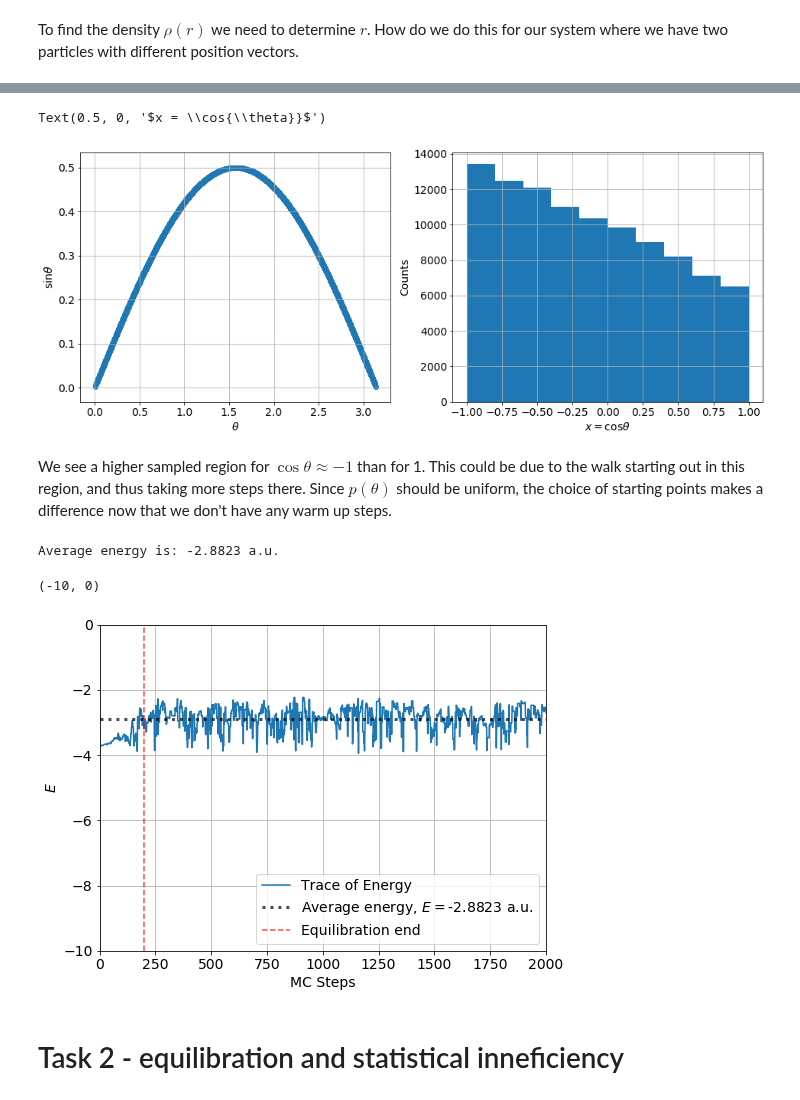
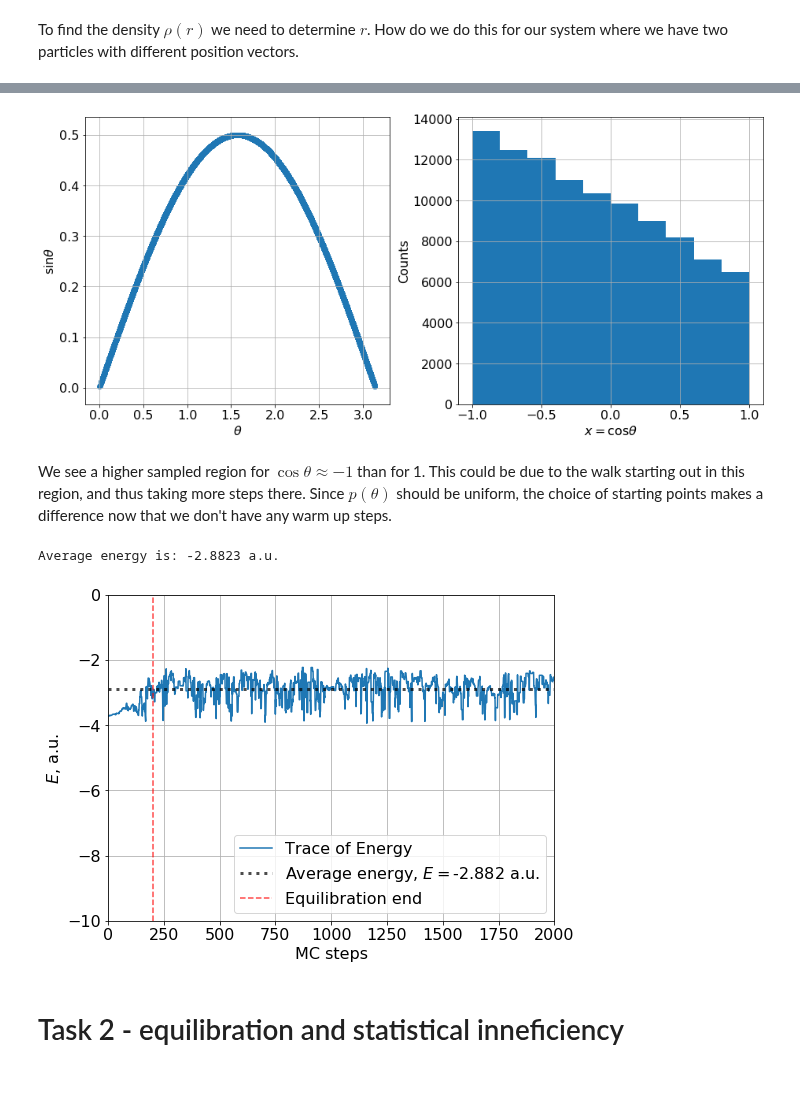
Before and after one commit to elindgren/compphys_homeworks, a Jupyter notebook: H2/H2b - Notebook.ipynb, the cells around one changed output, grey strips where cells are left out. Saved outputs shown, nothing was run; the diff lists cells and outputs as text; code cells hidden in the pictures.

Commit message:
Generate figures for H2

```diff
--- a/H2/H2b - Notebook.ipynb
+++ b/H2/H2b - Notebook.ipynb
@@ -78,25 +80,26 @@ Text(0, 0.5, 'Trace')
 # %%
 # Plot theta data
 
 # Load rho data
 data = np.loadtxt('task1and2/theta.dat')
 
 # plot
-fig, ax = plt.subplots(1,2,figsize=(16,6))
+fig, ax = plt.subplots(1,2,figsize=(13,6))
 
 ax[0].scatter(data[:,0], data[:,1])
 ax[0].grid()
 ax[0].set_ylabel(r'$\sin{\theta}$')
 ax[0].set_xlabel(r'$\theta$')
 
 
 ax[1].hist(np.cos(data[:,0]))
 ax[1].grid()
 ax[1].set_ylabel(r'Counts')
 ax[1].set_xlabel(r'$x = \cos{\theta}}$')
+plt.tight_layout()
+plt.savefig("angular_distribution.png")
 # %% [output]
-Text(0.5, 0, '$x = \\cos{\\theta}}$')
-[figure, old version]
+[figure, new version]
 # %% [markdown]
 We see a higher sampled region for $\cos{\theta} \approx -1$ than for 1. This could be due to the walk starting out in this region, and thus taking more steps there. Since $p(\theta)$ should be uniform, the choice of starting points makes a difference now that we don't have any warm up steps.
 # %%
@@ -110,18 +113,18 @@ print(f'Average energy is: {avg_E:.4f} a.u.')
 # plot
 fig, ax = plt.subplots(figsize=(8,6))
 ax.plot(data, label='Trace of Energy')
-ax.axhline(avg_E, linewidth=3, color='k', linestyle=':', alpha=0.7, label=fr'Average energy, $E=${avg_E:.4f} a.u.')
+ax.axhline(avg_E, linewidth=3, color='k', linestyle=':', alpha=0.7, label=fr'Average energy, $E=${avg_E:.3f} a.u.')
 ax.axvline(200, color='r', linestyle='--', alpha=0.7, label=fr'Equilibration end')
 ax.grid()
-ax.set_ylabel(r'$E$')
-ax.set_xlabel(r'MC Steps')
+ax.set_ylabel(r'$E$, a.u.')
+ax.set_xlabel(r'MC steps')
 ax.legend(loc='best')
 ax.set_xlim(0,2000)
 ax.set_ylim(-10,0)
+plt.savefig("equilibration.png")
 # %% [output]
 Average energy is: -2.8823 a.u.
-(-10, 0)
-[figure, old version]
+[figure, new version]
 # %% [markdown]
 # Task 2 - equilibration and statistical inneficiency
 # %% [markdown]
```
Also changed, not shown: parts of 3 cells of this notebook, 14 other files.
